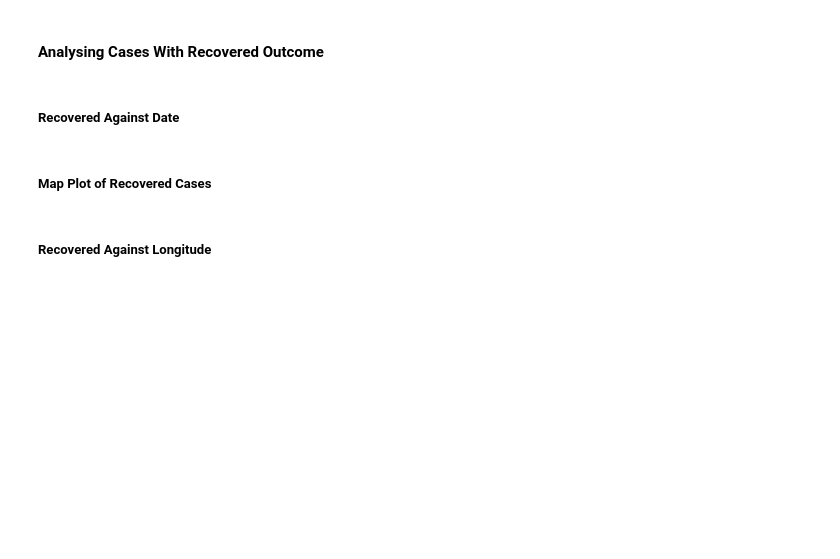
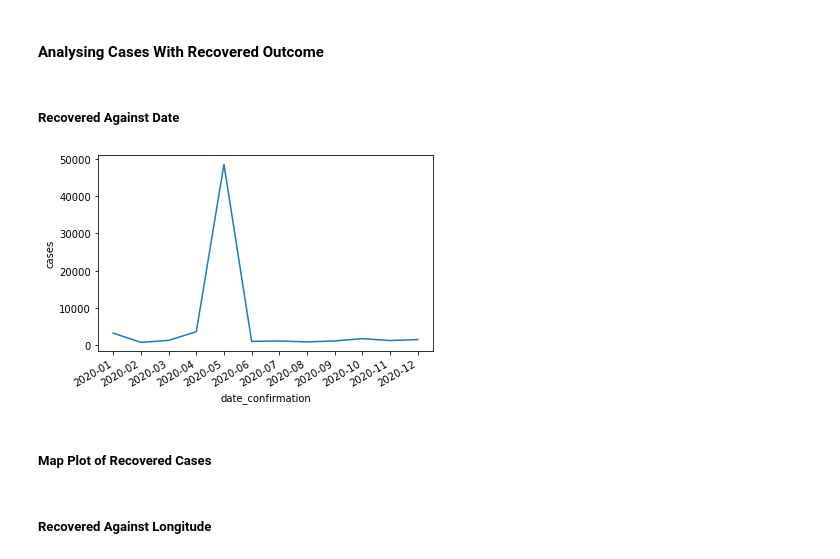
Before and after one commit to HarryPreet/data-mining-459, a Jupyter notebook: milestone1/code/src/eda.ipynb, the cells around one changed output. Drawn from its saved outputs; the diff is of its cells as text; code cells hidden in the pictures; blank space fills up the shorter version.

```diff
--- a/milestone1/code/src/eda.ipynb
+++ b/milestone1/code/src/eda.ipynb
@@ -104,9 +121,14 @@ p.set(ylim=(0,30000))
 # %% [markdown]
 ##### Recovered Against Date
 # %%
+
 cases_train_recov= cases_train.loc[cases_train['outcome_group'] =='recovered']
+cases_train_recov['date_confirmation'] = cases_train_recov['date_confirmation'].astype('datetime64[ns]')
+cases_train_recov['date_confirmation'] = cases_train_recov['date_confirmation'].dt.strftime('%Y-%m')
 date = cases_train_recov.groupby('date_confirmation').size().to_frame('cases')
 p = sns.lineplot(x="date_confirmation",y="cases",data = date)
+# %% [output]
+[figure, added]
 # %% [markdown]
 ##### Map Plot of Recovered Cases
 # %%
```
Also changed, not shown: parts of 28 cells of this notebook.
